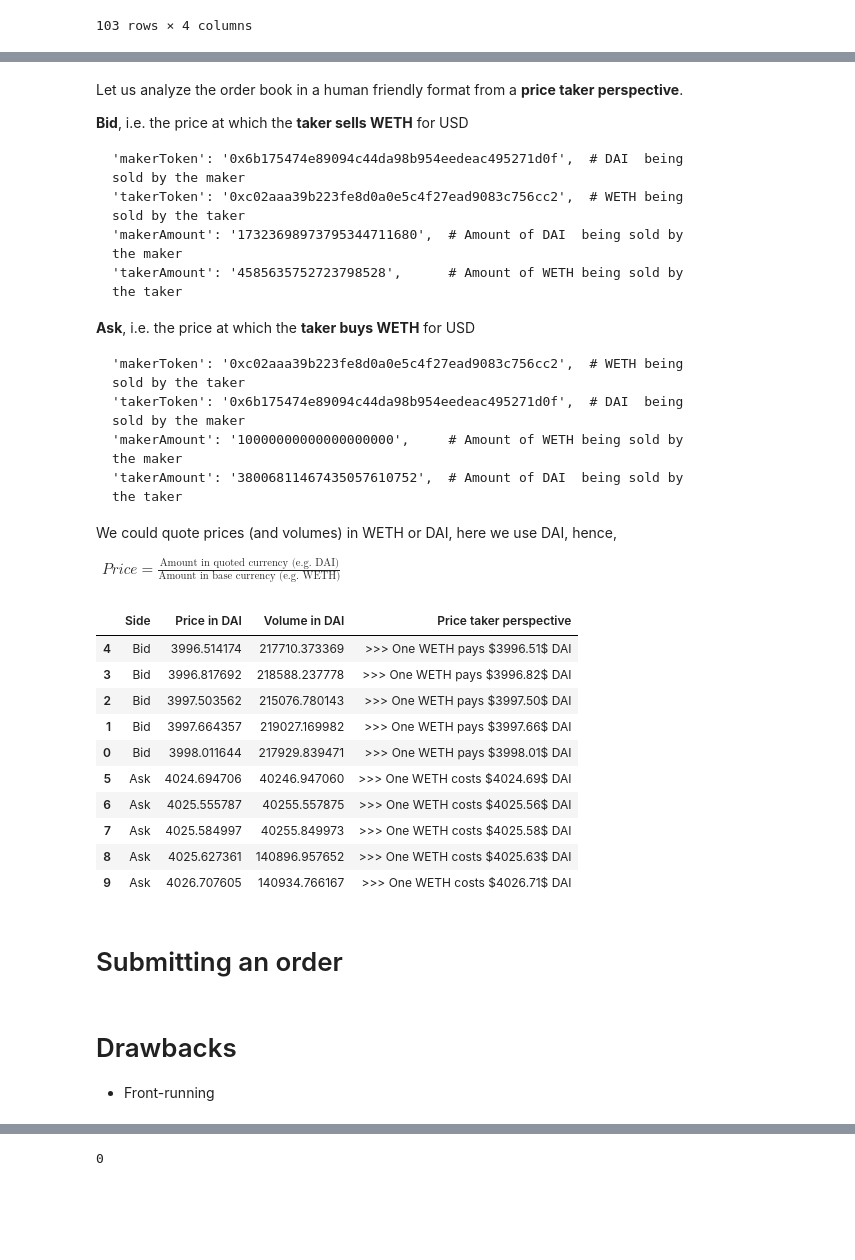
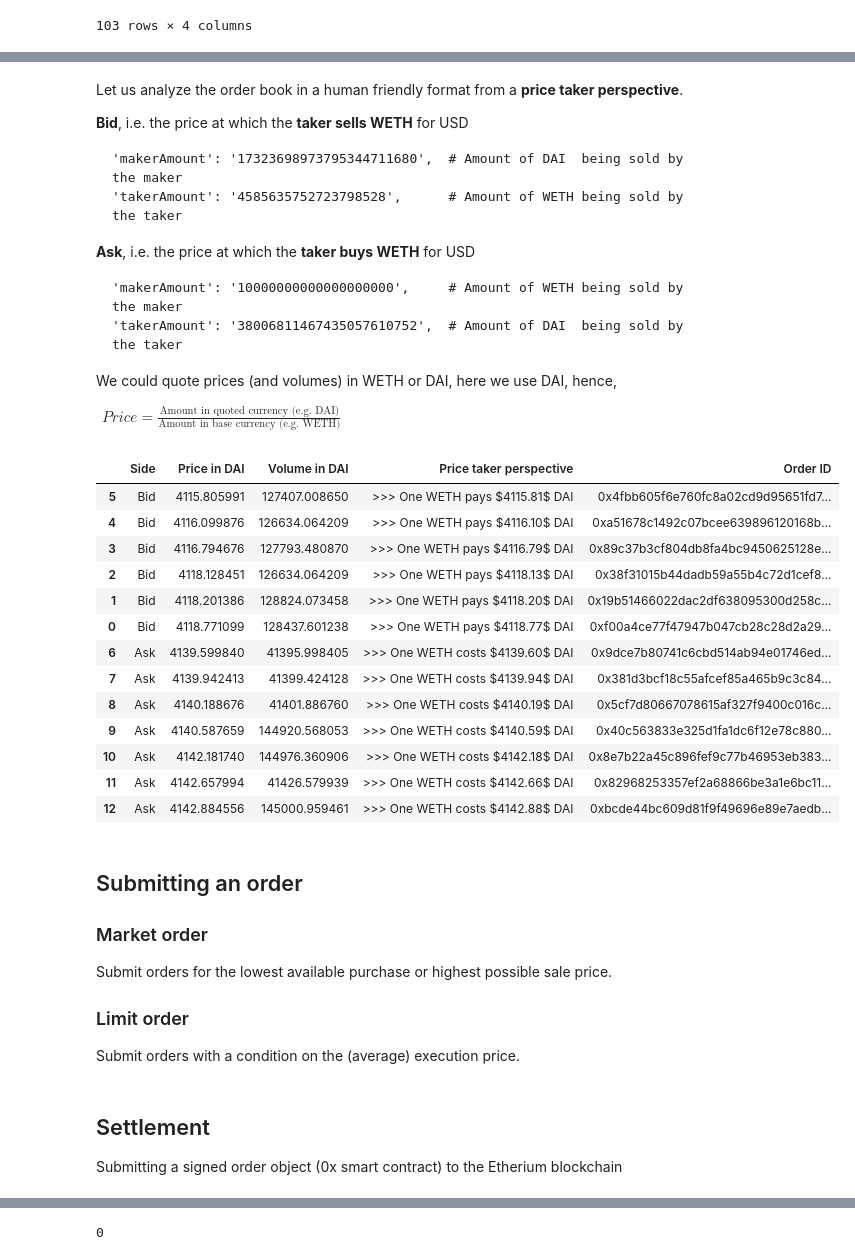
Before and after one commit to cafawo/DeFi, a Jupyter notebook: defi.ipynb, the cells around one changed output, grey strips where cells are left out. Drawn from its saved outputs; the diff is of its cells as text; code cells hidden in the pictures; blank space fills up the shorter version.

````diff
--- a/defi.ipynb
+++ b/defi.ipynb
@@ -225,8 +231,6 @@ Let us analyze the order book in a human friendly format from a **price taker pe
 **Bid**, i.e. the price at which the **taker sells WETH** for USD
 
 ```
-'makerToken': '0x6b175474e89094c44da98b954eedeac495271d0f',  # DAI  being sold by the maker
-'takerToken': '0xc02aaa39b223fe8d0a0e5c4f27ead9083c756cc2',  # WETH being sold by the taker
 'makerAmount': '17323698973795344711680',  # Amount of DAI  being sold by the maker
 'takerAmount': '4585635752723798528',      # Amount of WETH being sold by the taker
 ```
@@ -234,8 +238,6 @@ Let us analyze the order book in a human friendly format from a **price taker pe
 **Ask**, i.e. the price at which the **taker buys WETH** for USD
 
 ```
-'makerToken': '0xc02aaa39b223fe8d0a0e5c4f27ead9083c756cc2',  # WETH being sold by the taker
-'takerToken': '0x6b175474e89094c44da98b954eedeac495271d0f',  # DAI  being sold by the maker
 'makerAmount': '10000000000000000000',     # Amount of WETH being sold by the maker
 'takerAmount': '38006811467435057610752',  # Amount of DAI  being sold by the taker
 ```
@@ -250,39 +252,48 @@ $
 # %%
 quotes = []
 
 for q in order_book['bids']['records']:
     if q['metaData']['remainingFillableTakerAmount'] != '0':
         # Quote: DAI received per WETH
         price = int(q['order']['makerAmount']) / int(q['order']['takerAmount'])
         # Volume in DAI (DAI is stored as bigint with 18 decimals)
         volume = int(q['order']['makerAmount']) / 10**18
-        quotes.append(('Bid', price, volume, f'>>> One WETH pays ${price:.2f}$ DAI'))
+        orderHash = q['metaData']['orderHash']
+        quotes.append(('Bid', price, volume, f'>>> One WETH pays ${price:.2f}$ DAI', orderHash))
 for q in order_book['asks']['records']:
     if q['metaData']['remainingFillableTakerAmount'] != '0':
         # Quote: DAI paied per WETH
         price = int(q['order']['takerAmount']) / int(q['order']['makerAmount'])
         # Volume in DAI (DAI is stored as bigint with 18 decimals)
         volume = int(q['order']['takerAmount']) / 10**18
-        quotes.append(('Ask', price, volume, f'>>> One WETH costs ${price:.2f}$ DAI'))
+        orderHash = q['metaData']['orderHash']
+        quotes.append(('Ask', price, volume, f'>>> One WETH costs ${price:.2f}$ DAI', orderHash))
 
-quotes = pd.DataFrame(quotes, columns=['Side', 'Price in DAI', 'Volume in DAI', 'Price taker perspective'])
+quotes = pd.DataFrame(quotes, columns=['Side', 'Price in DAI', 'Volume in DAI', 'Price taker perspective', 'Order ID'])
 quotes.sort_values(by='Price in DAI', inplace=True)
 quotes
 # %% [output]
-|  | Side | Price in DAI | Volume in DAI | Price taker perspective |
-| 4 | Bid | 3996.514174 | 217710.373369 | >>> One WETH pays $3996.51$ DAI |
-| 3 | Bid | 3996.817692 | 218588.237778 | >>> One WETH pays $3996.82$ DAI |
-| 2 | Bid | 3997.503562 | 215076.780143 | >>> One WETH pays $3997.50$ DAI |
-| 1 | Bid | 3997.664357 | 219027.169982 | >>> One WETH pays $3997.66$ DAI |
-| 0 | Bid | 3998.011644 | 217929.839471 | >>> One WETH pays $3998.01$ DAI |
-| 5 | Ask | 4024.694706 | 40246.947060 | >>> One WETH costs $4024.69$ DAI |
-| 6 | Ask | 4025.555787 | 40255.557875 | >>> One WETH costs $4025.56$ DAI |
-| 7 | Ask | 4025.584997 | 40255.849973 | >>> One WETH costs $4025.58$ DAI |
-| 8 | Ask | 4025.627361 | 140896.957652 | >>> One WETH costs $4025.63$ DAI |
-| 9 | Ask | 4026.707605 | 140934.766167 | >>> One WETH costs $4026.71$ DAI |
+|  | Side | Price in DAI | Volume in DAI | Price taker perspective | Order ID |
+| 5 | Bid | 4115.805991 | 127407.008650 | >>> One WETH pays $4115.81$ DAI | 0x4fbb605f6e760fc8a02cd9d95651fd7... |
+| 4 | Bid | 4116.099876 | 126634.064209 | >>> One WETH pays $4116.10$ DAI | 0xa51678c1492c07bcee639896120168b... |
+| 3 | Bid | 4116.794676 | 127793.480870 | >>> One WETH pays $4116.79$ DAI | 0x89c37b3cf804db8fa4bc9450625128e... |
+| 2 | Bid | 4118.128451 | 126634.064209 | >>> One WETH pays $4118.13$ DAI | 0x38f31015b44dadb59a55b4c72d1cef8... |
+| 1 | Bid | 4118.201386 | 128824.073458 | >>> One WETH pays $4118.20$ DAI | 0x19b51466022dac2df638095300d258c... |
+| 0 | Bid | 4118.771099 | 128437.601238 | >>> One WETH pays $4118.77$ DAI | 0xf00a4ce77f47947b047cb28c28d2a29... |
+| 6 | Ask | 4139.599840 | 41395.998405 | >>> One WETH costs $4139.60$ DAI | 0x9dce7b80741c6cbd514ab94e01746ed... |
+| 7 | Ask | 4139.942413 | 41399.424128 | >>> One WETH costs $4139.94$ DAI | 0x381d3bcf18c55afcef85a465b9c3c84... |
+| 8 | Ask | 4140.188676 | 41401.886760 | >>> One WETH costs $4140.19$ DAI | 0x5cf7d80667078615af327f9400c016c... |
+| 9 | Ask | 4140.587659 | 144920.568053 | >>> One WETH costs $4140.59$ DAI | 0x40c563833e325d1fa1dc6f12e78c880... |
+| 10 | Ask | 4142.181740 | 144976.360906 | >>> One WETH costs $4142.18$ DAI | 0x8e7b22a45c896fef9c77b46953eb383... |
+| 11 | Ask | 4142.657994 | 41426.579939 | >>> One WETH costs $4142.66$ DAI | 0x82968253357ef2a68866be3a1e6bc11... |
+| 12 | Ask | 4142.884556 | 145000.959461 | >>> One WETH costs $4142.88$ DAI | 0xbcde44bc609d81f9f49696e89e7aedb... |
-# %% [markdown]
-# Submitting an order
-# %% [markdown]
-# Drawbacks
-
-* Front-running
+# %% [markdown]
+## Submitting an order
+
+### Market order
+
+Submit orders for the lowest available purchase or highest possible sale price.
+
+### Limit order
+
+Submit orders with a condition on the (average) execution price.
@@ -288,0 +306,4 @@ quotes
+# %% [markdown]
+## Settlement
+
+Submitting a signed order object (0x smart contract) to the Etherium blockchain
````
Also changed, not shown: parts of 24 cells of this notebook, 5 other files.
